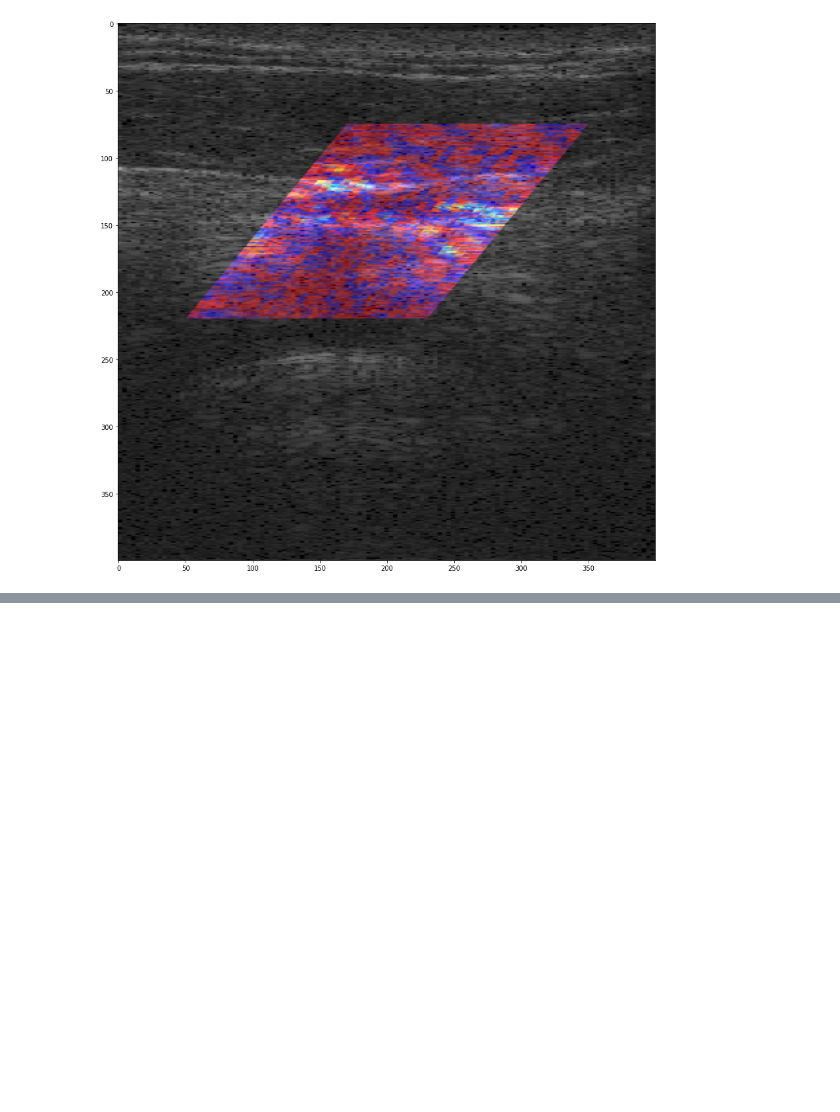
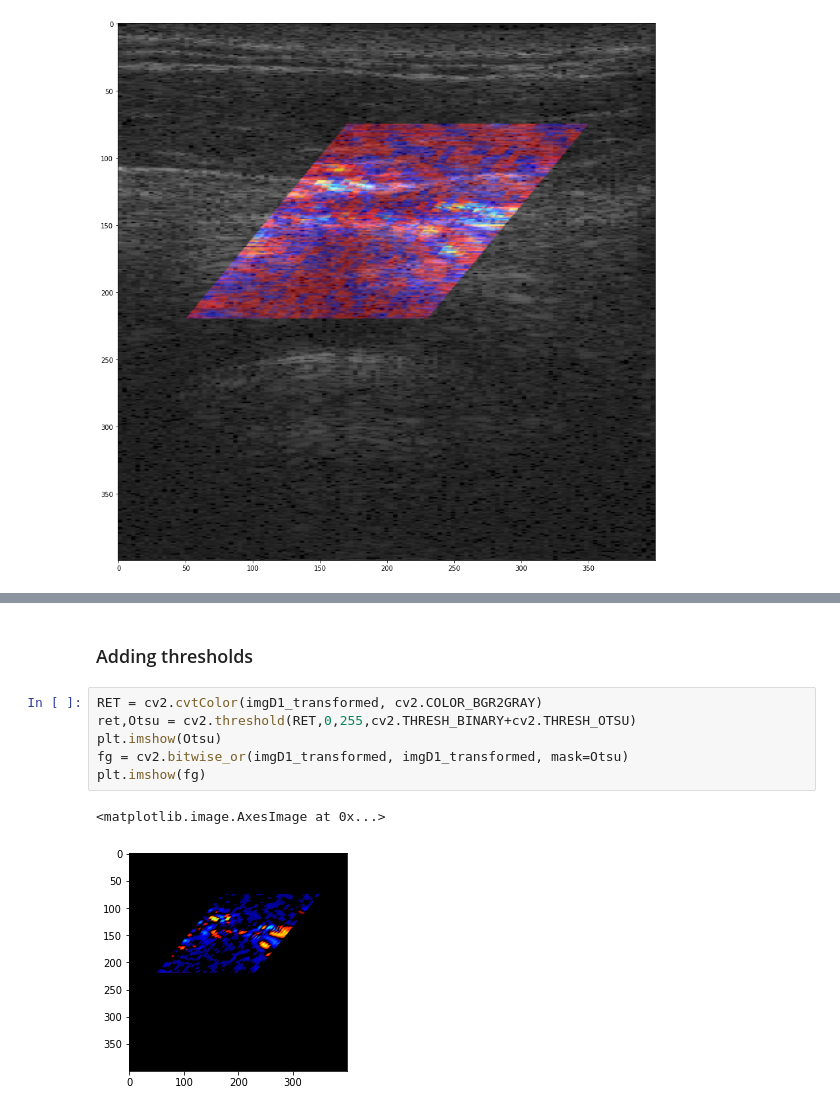
Before and after one commit to kelu124/pyusbus, a Jupyter notebook: experiments/20211031-DopplerGUI.ipynb, the cells around one changed output, grey strips where cells are left out. Saved outputs shown, nothing was run; the diff lists cells and outputs as text; blank space fills up the shorter version.

Commit message:
Adding thresholds and using one fourth of doppler

```diff
--- a/experiments/20211031-DopplerGUI.ipynb
+++ b/experiments/20211031-DopplerGUI.ipynb
@@ -114,0 +136,11 @@ plt.legend()
+# %% [markdown]
+### Adding thresholds
+# %%
+RET = cv2.cvtColor(imgD1_transformed, cv2.COLOR_BGR2GRAY)
+ret,Otsu = cv2.threshold(RET,0,255,cv2.THRESH_BINARY+cv2.THRESH_OTSU)
+plt.imshow(Otsu)
+fg = cv2.bitwise_or(imgD1_transformed, imgD1_transformed, mask=Otsu)
+plt.imshow(fg)
+# %% [output]
+<matplotlib.image.AxesImage at 0x...>
+[figure, added]
```
Also changed, not shown: parts of 11 cells of this notebook, 1 other file.
